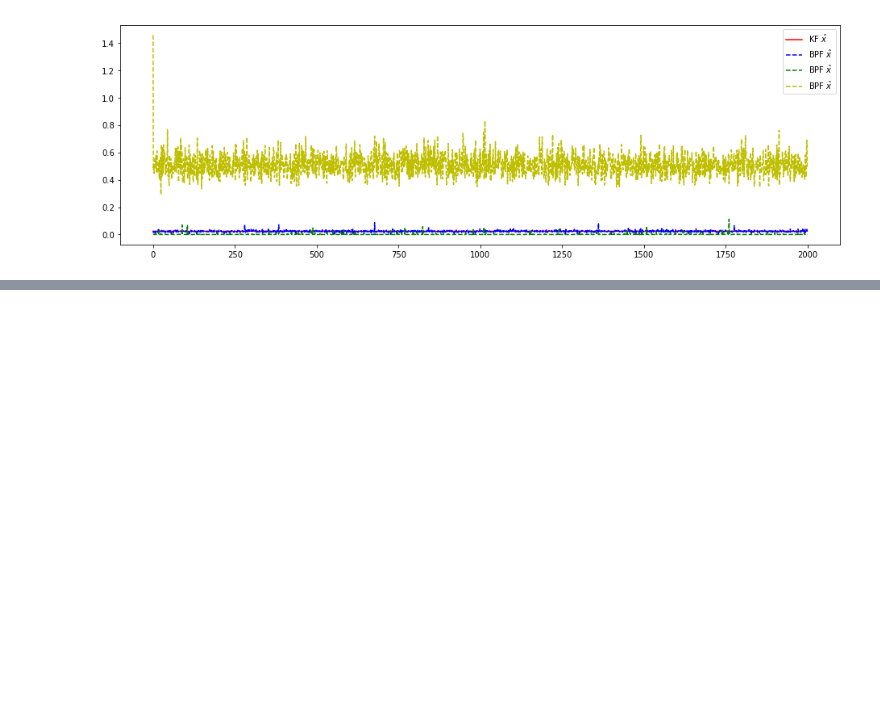
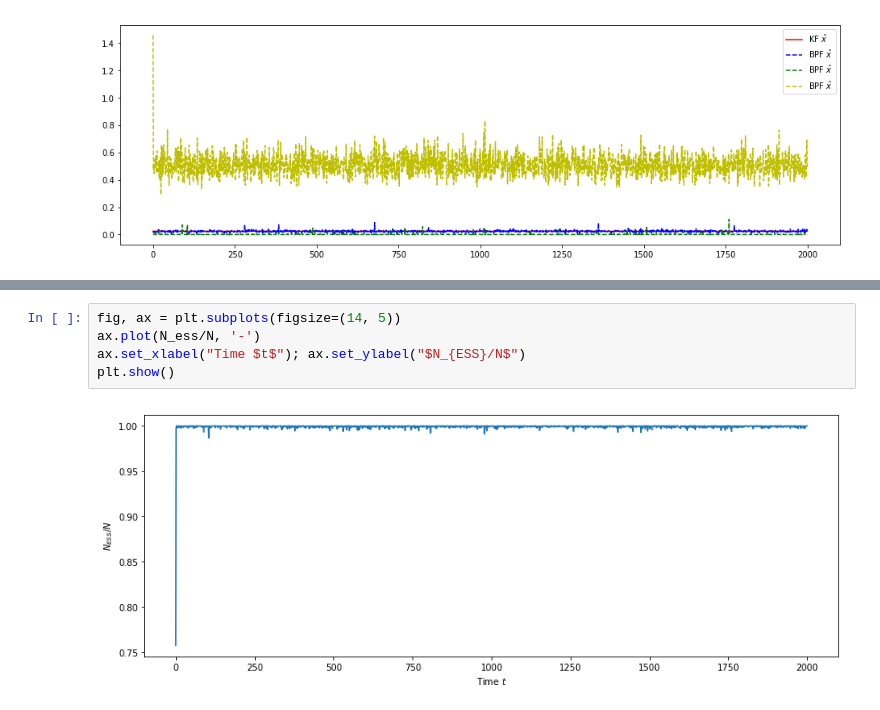
Before and after one commit to marcusklasson/smc_methods, a Jupyter notebook: homework/h2.ipynb, the cells around one changed output, grey strips where cells are left out. Drawn from its saved outputs; the diff is of its cells as text; blank space fills up the shorter version.

```diff
--- a/homework/h2.ipynb
+++ b/homework/h2.ipynb
@@ -154,0 +388,7 @@ plt.show()
+# %%
+fig, ax = plt.subplots(figsize=(14, 5))
+ax.plot(N_ess/N, '-')
+ax.set_xlabel("Time $t$"); ax.set_ylabel("$N_{ESS}/N$")
+plt.show()
+# %% [output]
+[figure, added]
```
Also changed, not shown: parts of 10 cells of this notebook.
